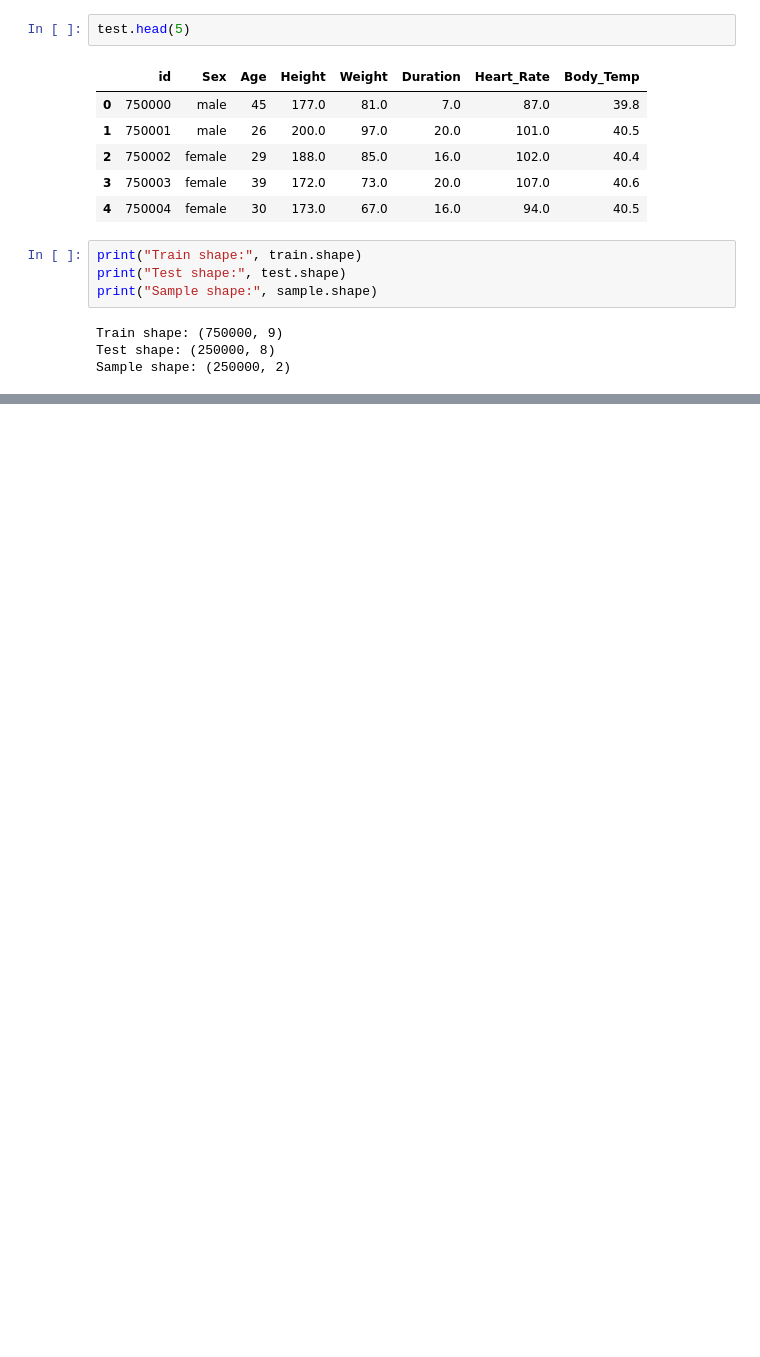
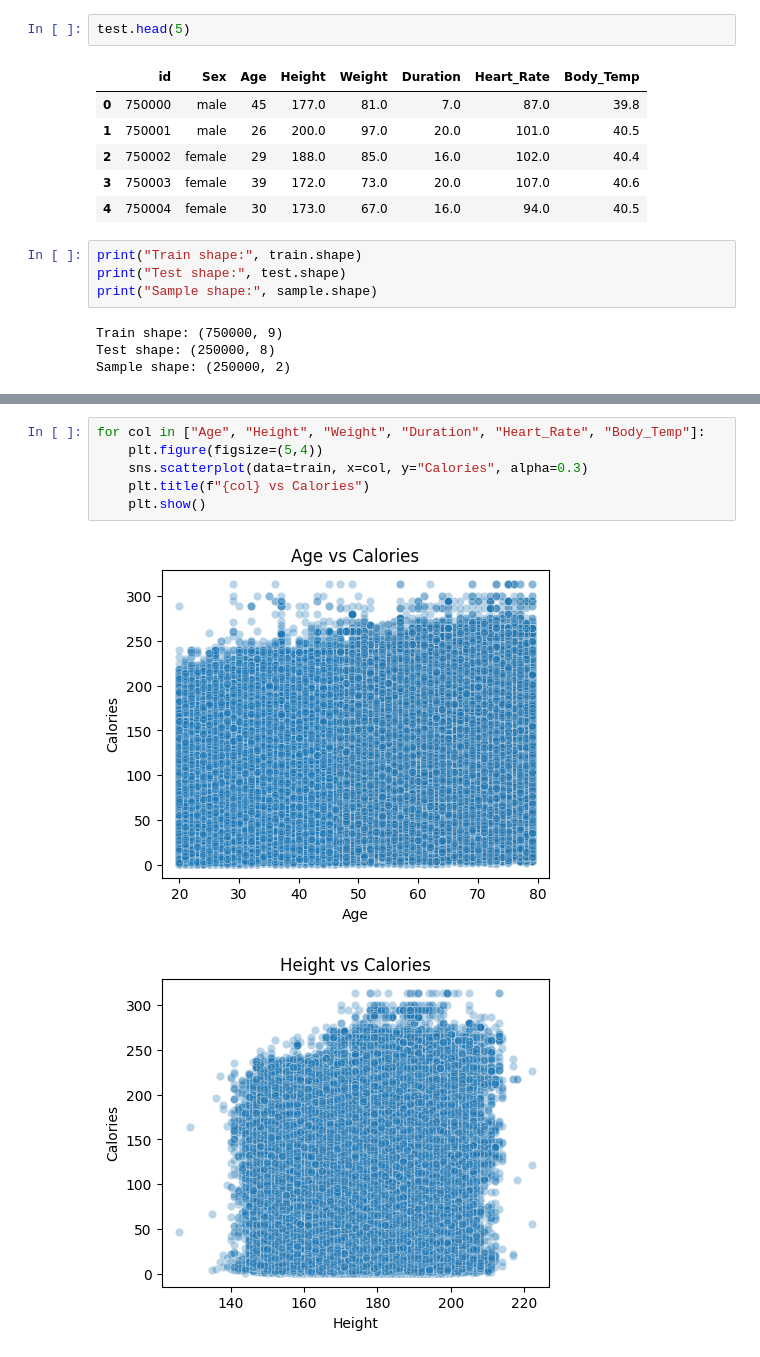
Before and after one commit to duynguyen260406-source/Python-Project, a Jupyter notebook: ml.ipynb, the cells around one changed output, grey strips where cells are left out. Cells and saved outputs as stored; diff of their text form; blank space fills up the shorter version.

```diff
--- a/ml.ipynb
+++ b/ml.ipynb
@@ -28,0 +92,9 @@ Sample shape: (250000, 2)
+# %%
+for col in ["Age", "Height", "Weight", "Duration", "Heart_Rate", "Body_Temp"]:
+    plt.figure(figsize=(5,4))
+    sns.scatterplot(data=train, x=col, y="Calories", alpha=0.3)
+    plt.title(f"{col} vs Calories")
+    plt.show()
+# %% [output]
+[figure, added]
+[figure, added]
```
Also changed, not shown: parts of 7 cells of this notebook.
